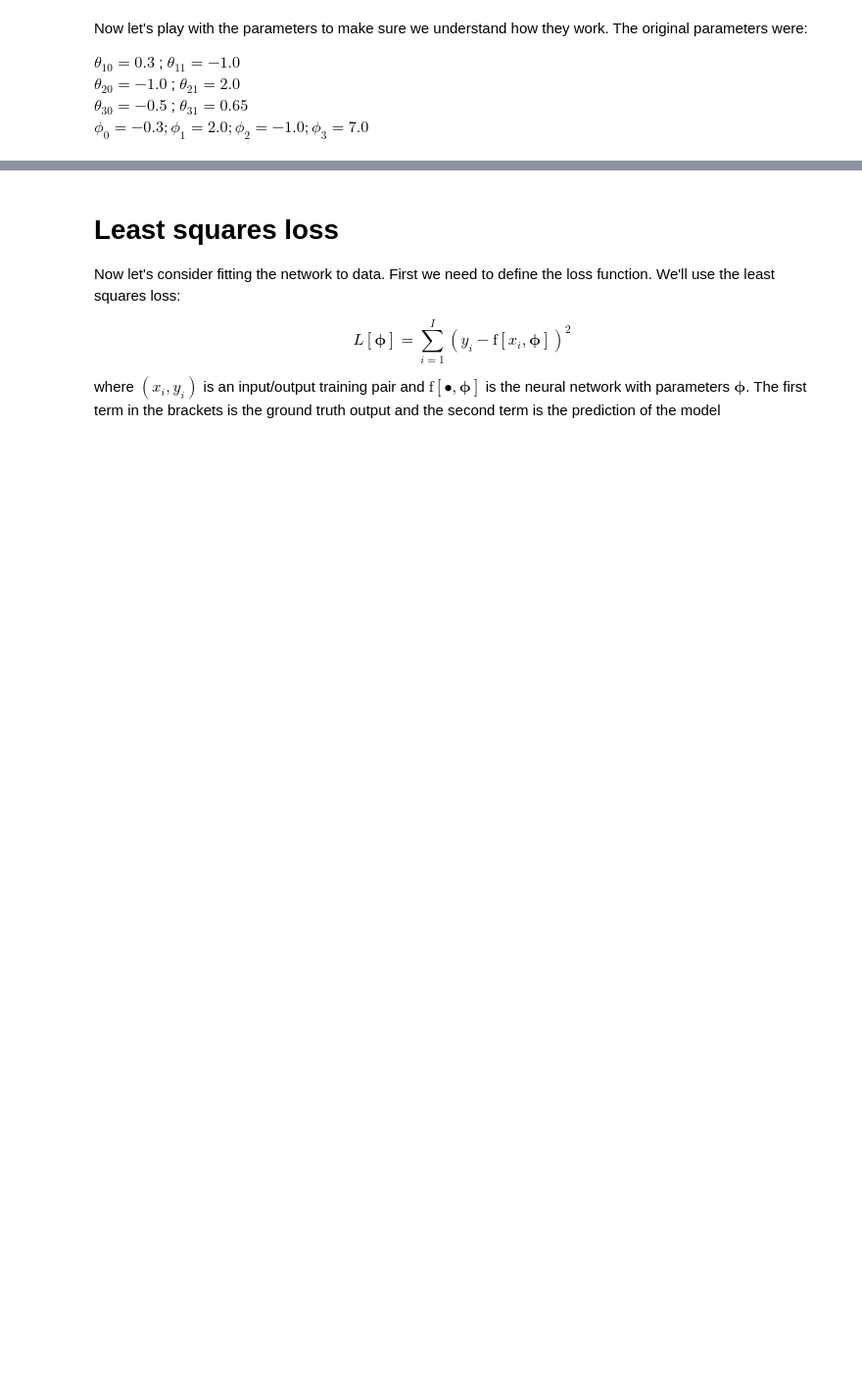
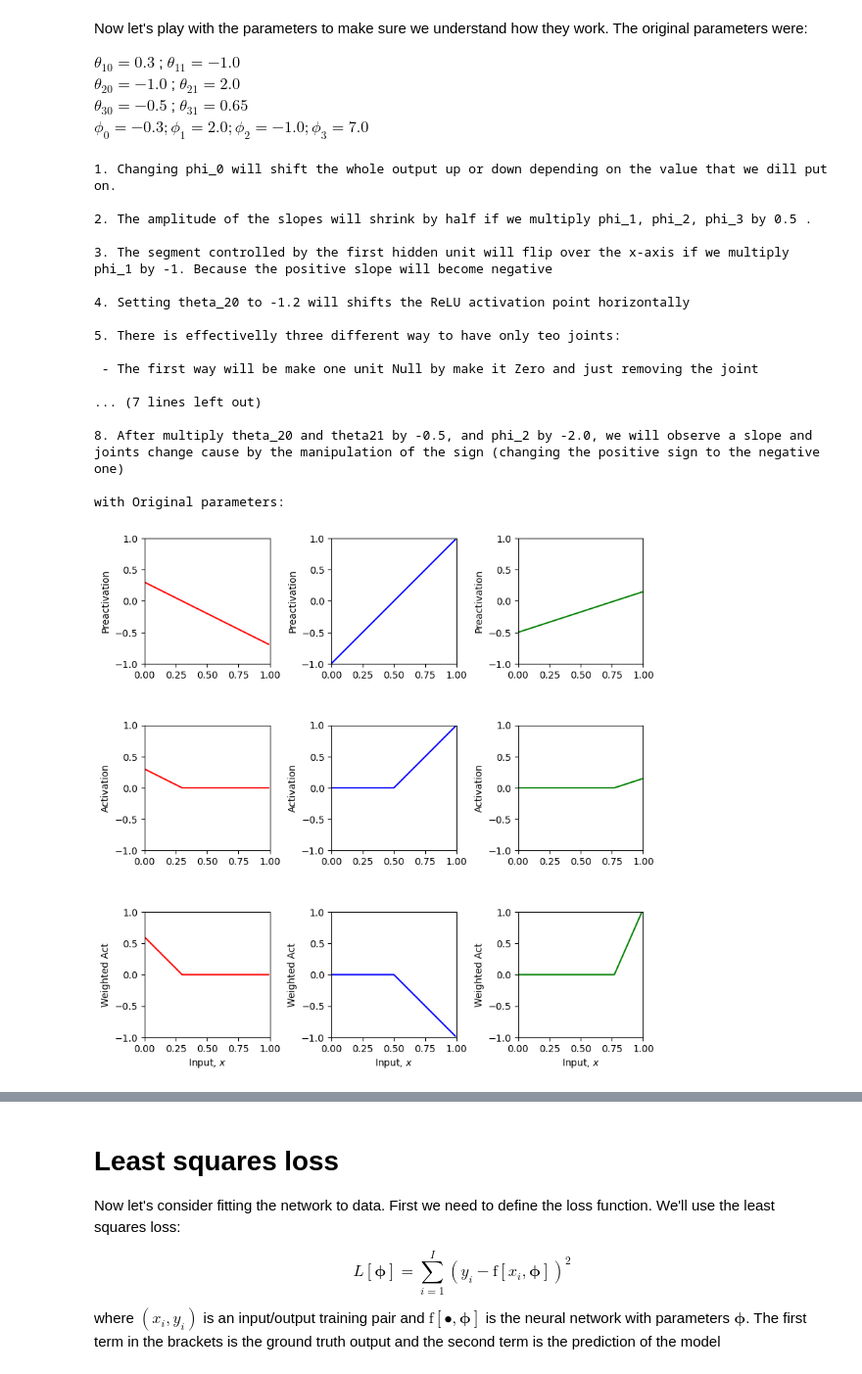
Before and after one commit to Herve1320/computer-vision-jupyter-notebooks-fall-2025-RDP, a Jupyter notebook: Notebooks/Chap03/3_1_Shallow_Networks_I.ipynb, the cells around one changed output, grey strips where cells are left out. Shown at 98% size. Cells and saved outputs as stored; diff of their text form; code cells hidden in the pictures; blank space fills up the shorter version.

```diff
--- a/Notebooks/Chap03/3_1_Shallow_Networks_I.ipynb
+++ b/Notebooks/Chap03/3_1_Shallow_Networks_I.ipynb
@@ -23,8 +23,7 @@ def ReLU(preactivation):
   # This should work on every element of the ndarray "preactivation" at once
   # One way to do this is with the ndarray "clip" function
   # https://numpy.org/doc/stable/reference/generated/numpy.ndarray.clip.html
-  activation = np.zeros_like(preactivation);
-
+  activation = preactivation.clip(min=0)
   return activation
 # %%
 # Make an array of inputs
@@ -127,3 +128,62 @@ $\theta_{10} =  0.3$ ; $\theta_{11} = -1.0$<br>
 $\theta_{20} =  -1.0$ ; $\theta_{21} = 2.0$<br>
 $\theta_{30} =  -0.5$ ; $\theta_{31} = 0.65$<br>
 $\phi_0 = -0.3; \phi_1 = 2.0; \phi_2 = -1.0; \phi_3 = 7.0$
+# %%
+# TODO
+# 1. Predict what effect changing phi_0 will have on the network.
+print('\n1. Changing phi_0 will shift the whole output up or down depending on the value that we dill put on.')
+# 2. Predict what effect multiplying phi_1, phi_2, phi_3 by 0.5 would have.  Check if you are correct
+print('\n2. The amplitude of the slopes will shrink by half if we multiply phi_1, phi_2, phi_3 by 0.5 .')
+# 3. Predict what effect multiplying phi_1 by -1 will have.  Check if you are correct.
+print('\n3. The segment controlled by the first hidden unit will flip over the x-axis if we multiply phi_1 by -1. Because the positive slope will become negative')
+# 4. Predict what effect setting theta_20 to -1.2 will have.  Check if you are correct.
+print('\n4. Setting theta_20 to -1.2 will shifts the ReLU activation point horizontally')
+# 5. Change the parameters so that there are only two "joints" (including outside the range of the plot)
+# There are actually three ways to do this. See if you can figure them all out
+print('\n5. There is effectivelly three different way to have only teo joints:')
+print('\n - The first way will be make one unit Null by make it Zero and just removing the joint')
+print('\n - The second ways will be make one hidden unit always negative or positive (left or right shift).By this way, one of the unit will excute before the activation function appear so it is will not be part of the Joints')
+print('\n - The last option will be the overlaping meaning combine two hidden unit for one joint')
+# 6. With the original parameters, the second line segment is flat (i.e. has slope zero)
+# How could you change theta_10 so that all of the segments have non-zero slopes
+print('\n6. The easiest way will be to increase the value of theta_10 to help it to contribute more than the original value.')
+# 7. What do you predict would happen if you multiply theta_20 and theta21 by 0.5, and phi_2 by 2.0?
+# Check if you are correct.
+print('\n7. After multiply theta_20 and theta21 by 0.5, and phi_2 by 2.0, the output will stay unchanged because the fact to multiply phi_2 by 2 cancel the action that we previously did to theta_20 and theta_21 ')
+# 8. What do you predict would happen if you multiply theta_20 and theta21 by -0.5, and phi_2 by -2.0?
+# Check if you are correct.
+print('\n8. After multiply theta_20 and theta21 by -0.5, and phi_2 by -2.0, we will observe a slope and joints change cause by the manipulation of the sign (changing the positive sign to the negative one)')
+
+print(' \nwith Original parameters:')
+theta_10 =  0.3 ; theta_11 = -1.0
+theta_20 = -1.0  ; theta_21 = 2.0
+theta_30 = -0.5  ; theta_31 = 0.65
+phi_0 = -0.3; phi_1 = 2.0; phi_2 = -1.0; phi_3 = 7.0
+
+# Define a range of input values
+x = np.arange(0,1,0.01)
+
+# We run the neural network for each of these input values
+y, pre_1, pre_2, pre_3, act_1, act_2, act_3, w_act_1, w_act_2, w_act_3 = \
+    shallow_1_1_3(x, ReLU, phi_0,phi_1,phi_2,phi_3, theta_10, theta_11, theta_20, theta_21, theta_30, theta_31)
+# And then plot it
+plot_neural(x, y, pre_1, pre_2, pre_3, act_1, act_2, act_3, w_act_1, w_act_2, w_act_3, plot_all=True)
+# %% [output]
+1. Changing phi_0 will shift the whole output up or down depending on the value that we dill put on.
+
+2. The amplitude of the slopes will shrink by half if we multiply phi_1, phi_2, phi_3 by 0.5 .
+
+3. The segment controlled by the first hidden unit will flip over the x-axis if we multiply phi_1 by -1. Because the positive slope will become negative
+
+4. Setting theta_20 to -1.2 will shifts the ReLU activation point horizontally
+
+5. There is effectivelly three different way to have only teo joints:
+
+ - The first way will be make one unit Null by make it Zero and just removing the joint
+
+... (7 lines left out)
+
+8. After multiply theta_20 and theta21 by -0.5, and phi_2 by -2.0, we will observe a slope and joints change cause by the manipulation of the sign (changing the positive sign to the negative one)
+
+with Original parameters:
+[figure, added]
```
Also changed, not shown: parts of 9 cells of this notebook.
